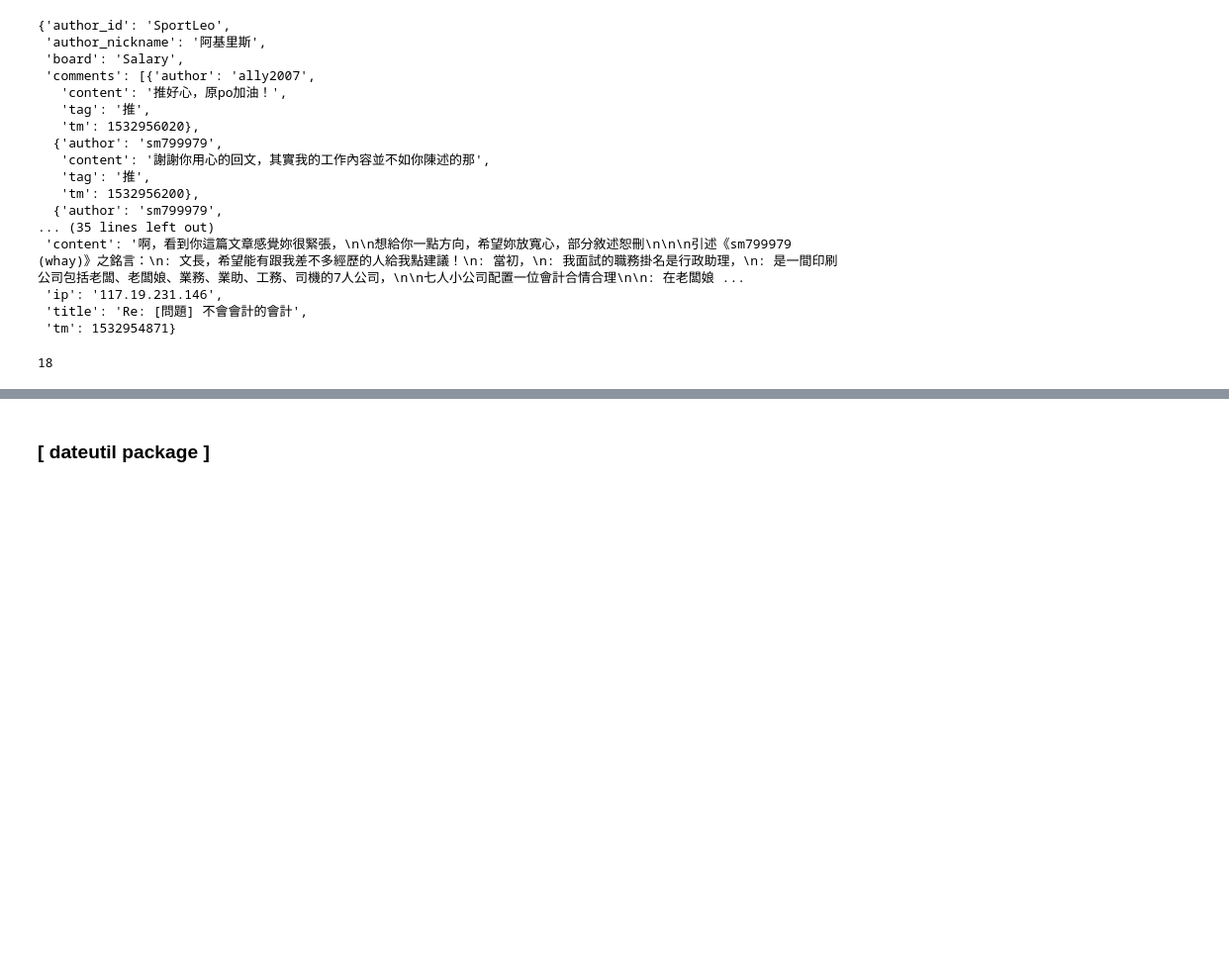
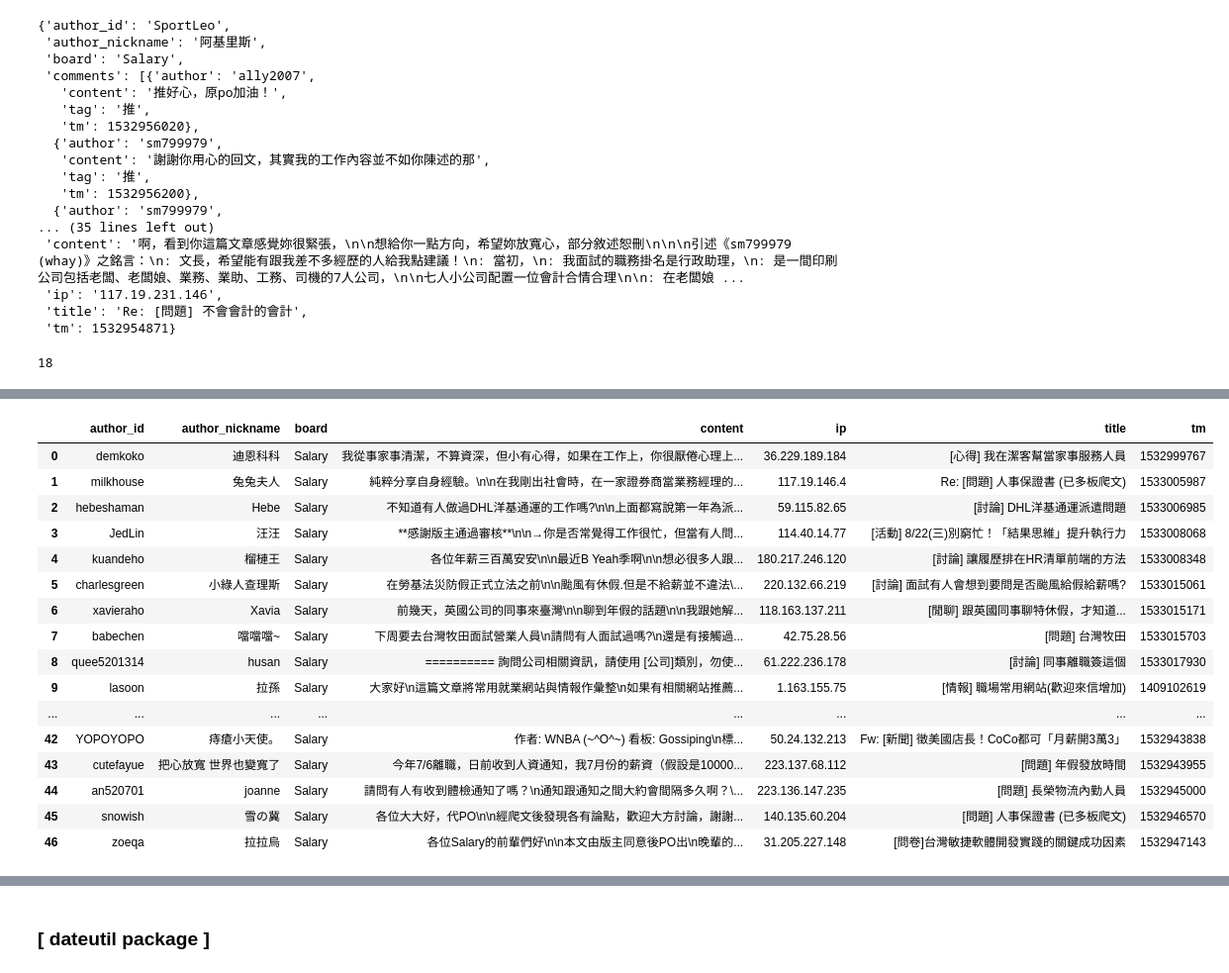
Before and after one commit to YuHsuanLin/pythonetl, a Jupyter notebook: cb102/cb102_20180731.ipynb, the cells around one changed output, grey strips where cells are left out. Shown: that part at 99% size. Saved outputs shown, nothing was run; the diff lists cells and outputs as text; code cells hidden in the pictures; blank space fills up the shorter version.

```diff
--- a/cb102/cb102_20180731.ipynb
+++ b/cb102/cb102_20180731.ipynb
@@ -563,0 +619,10 @@ len(docs)
+# %%
+res =requests.get(url)
+soup = BeautifulSoup(res.text,'lxml')
+# %%
+for i in soup.select('.btn.wide'):
+    if i.text == '‹ 上頁':
+#         print(i['href'])
+        m = re.match('/bbs/Salary/index(\d+).html',i['href'])
+#         print(int(m.group(1)))
+        last_page = int(m.group(1))+1
@@ -563,0 +631,2 @@ len(docs)
+# %%
+url = 'https://www.ptt.cc/bbs/Salary/index{}.html'.format(last_page)
@@ -563,0 +635,9 @@ len(docs)
+# %%
+board = 'Salary'
+docs = []
+for page in range(last_page,last_page-3,-1):
+    page_url = '{}/bbs/{}/index{}.html'.format(domain,board,page)
+    urls =get_ptt_article_list(page_url)
+    for url in urls:
+        doc = get_ptt_article(url)
+        docs.append(doc)
@@ -563,0 +674,22 @@ len(docs)
+# %%
+# list(filter(lambda x: x['board'] == 'Salary',docs))
+df = pd.DataFrame(list(filter(None,docs)))
+df
+# %% [output]
+|  | author_id | author_nickname | board | content | ip | title | tm |
+| 0 | demkoko | 迪恩科科 | Salary | 我從事家事清潔，不算資深，但小有心得，如果在工作上，你很厭倦心理上... | 36.229.189.184 | [心得] 我在潔客幫當家事服務人員 | 1532999767 |
+| 1 | milkhouse | 兔兔夫人 | Salary | 純粹分享自身經驗。\n\n在我剛出社會時，在一家證券商當業務經理的... | 117.19.146.4 | Re: [問題] 人事保證書 (已多板爬文) | 1533005987 |
+| 2 | hebeshaman | Hebe | Salary | 不知道有人做過DHL洋基通運的工作嗎?\n\n上面都寫說第一年為派... | 59.115.82.65 | [討論] DHL洋基通運派遣問題 | 1533006985 |
+| 3 | JedLin | 汪汪 | Salary | **感謝版主通過審核**\n\n→你是否常覺得工作很忙，但當有人問... | 114.40.14.77 | [活動] 8/22(三)別窮忙！「結果思維」提升執行力 | 1533008068 |
+| 4 | kuandeho | 榴槤王 | Salary | 各位年薪三百萬安安\n\n最近B Yeah季啊\n\n想必很多人跟... | 180.217.246.120 | [討論] 讓履歷排在HR清單前端的方法 | 1533008348 |
+| 5 | charlesgreen | 小綠人查理斯 | Salary | 在勞基法災防假正式立法之前\n\n颱風有休假.但是不給薪並不違法\... | 220.132.66.219 | [討論] 面試有人會想到要問是否颱風給假給薪嗎? | 1533015061 |
+| 6 | xavieraho | Xavia | Salary | 前幾天，英國公司的同事來臺灣\n\n聊到年假的話題\n\n我跟她解... | 118.163.137.211 | [閒聊] 跟英國同事聊特休假，才知道... | 1533015171 |
+| 7 | babechen | 噹噹噹~ | Salary | 下周要去台灣牧田面試營業人員\n請問有人面試過嗎?\n還是有接觸過... | 42.75.28.56 | [問題] 台灣牧田 | 1533015703 |
+| 8 | quee5201314 | husan | Salary | ========== 詢問公司相關資訊，請使用 [公司]類別，勿使... | 61.222.236.178 | [討論] 同事離職簽這個 | 1533017930 |
+| 9 | lasoon | 拉孫 | Salary | 大家好\n這篇文章將常用就業網站與情報作彙整\n如果有相關網站推薦... | 1.163.155.75 | [情報] 職場常用網站(歡迎來信增加) | 1409102619 |
+| ... | ... | ... | ... | ... | ... | ... | ... |
+| 42 | YOPOYOPO | 痔瘡小天使。 | Salary | 作者: WNBA (~^O^~) 看板: Gossiping\n標... | 50.24.132.213 | Fw: [新聞] 徵美國店長！CoCo都可「月薪開3萬3」 | 1532943838 |
+| 43 | cutefayue | 把心放寬 世界也變寬了 | Salary | 今年7/6離職，日前收到人資通知，我7月份的薪資（假設是10000... | 223.137.68.112 | [問題] 年假發放時間 | 1532943955 |
+| 44 | an520701 | joanne | Salary | 請問有人有收到體檢通知了嗎？\n通知跟通知之間大約會間隔多久啊？\... | 223.136.147.235 | [問題] 長榮物流內勤人員 | 1532945000 |
+| 45 | snowish | 雪の冀 | Salary | 各位大大好，代PO\n\n經爬文後發現各有論點，歡迎大方討論，謝謝... | 140.135.60.204 | [問題] 人事保證書 (已多板爬文) | 1532946570 |
+| 46 | zoeqa | 拉拉烏 | Salary | 各位Salary的前輩們好\n\n本文由版主同意後PO出\n晚輩的... | 31.205.227.148 | [問卷]台灣敏捷軟體開發實踐的關鍵成功因素 | 1532947143 |
```
Also changed, not shown: parts of 14 cells of this notebook.
